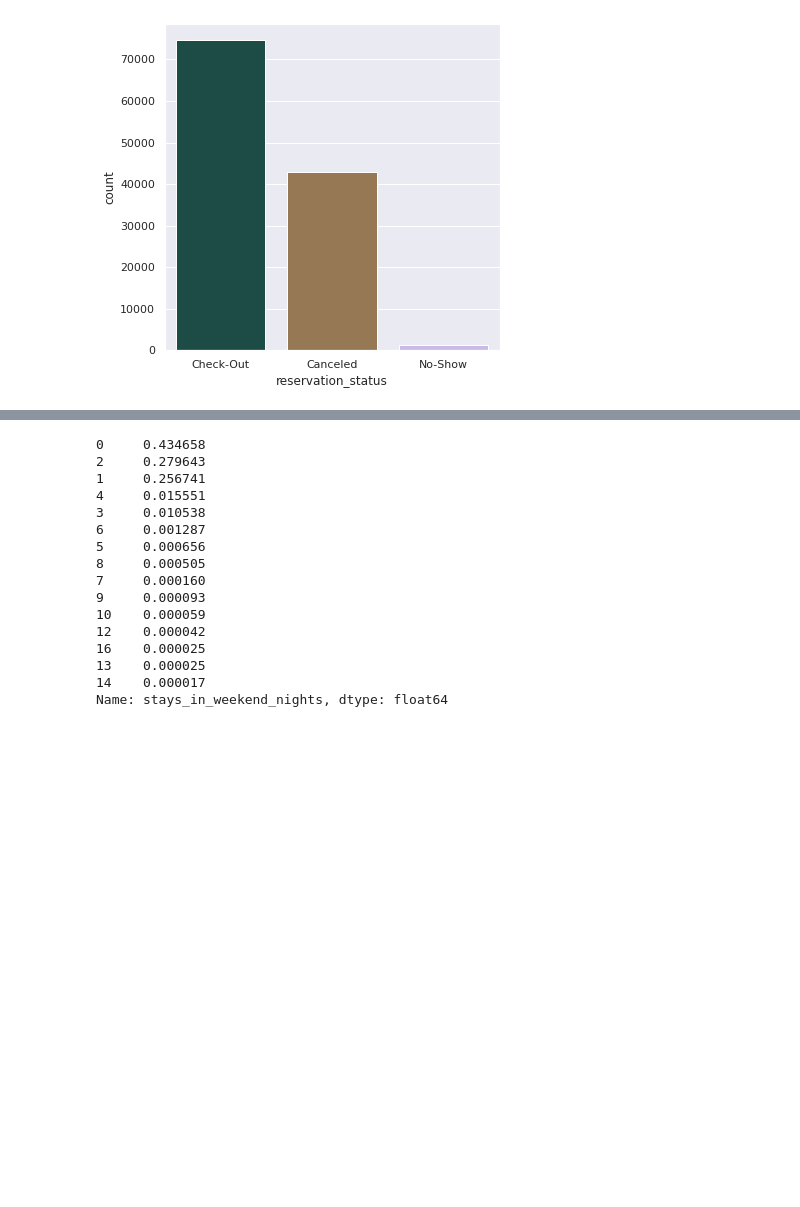
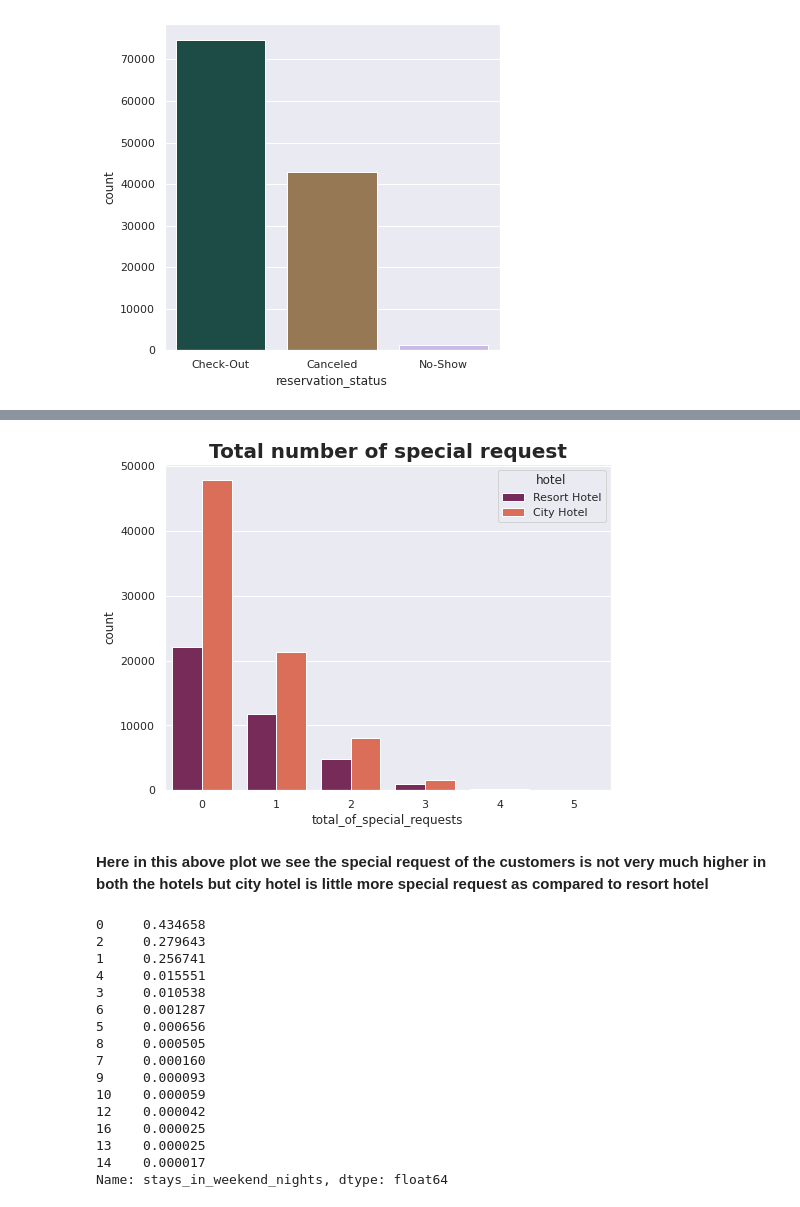
Before and after one commit to praveenbejo95/Hotel-booking-analysis-EDA-, a Jupyter notebook: Hotel_Booking_Analysis_EDA_Capstone_Project.ipynb, the cells around one changed output, grey strips where cells are left out. Cells and saved outputs as stored; diff of their text form; code cells hidden in the pictures; blank space fills up the shorter version.

```diff
--- a/Hotel_Booking_Analysis_EDA_Capstone_Project.ipynb
+++ b/Hotel_Booking_Analysis_EDA_Capstone_Project.ipynb
@@ -384,4 +401,14 @@ df.total_of_special_requests.value_counts(normalize=True)
 Name: total_of_special_requests, dtype: float64
+# %%
+plt.figure(figsize=(8,6))
+sns.set_theme(style="darkgrid")
+sns.countplot(data= df,x='total_of_special_requests',hue='hotel',palette='rocket')
+plt.title('Total number of special request',fontweight="bold",size=20)
+plt.show()
+# %% [output]
+[figure, added]
+# %% [markdown]
+**Here in this above plot we see the special request of the customers is not very much higher in both the hotels  but city hotel is little more special request as compared to resort hotel**
 # %%
 #let's see whether the stay is over weekend or weekday.
 df.stays_in_weekend_nights.value_counts(normalize=True)
```
Also changed, not shown: parts of 7 cells of this notebook.
